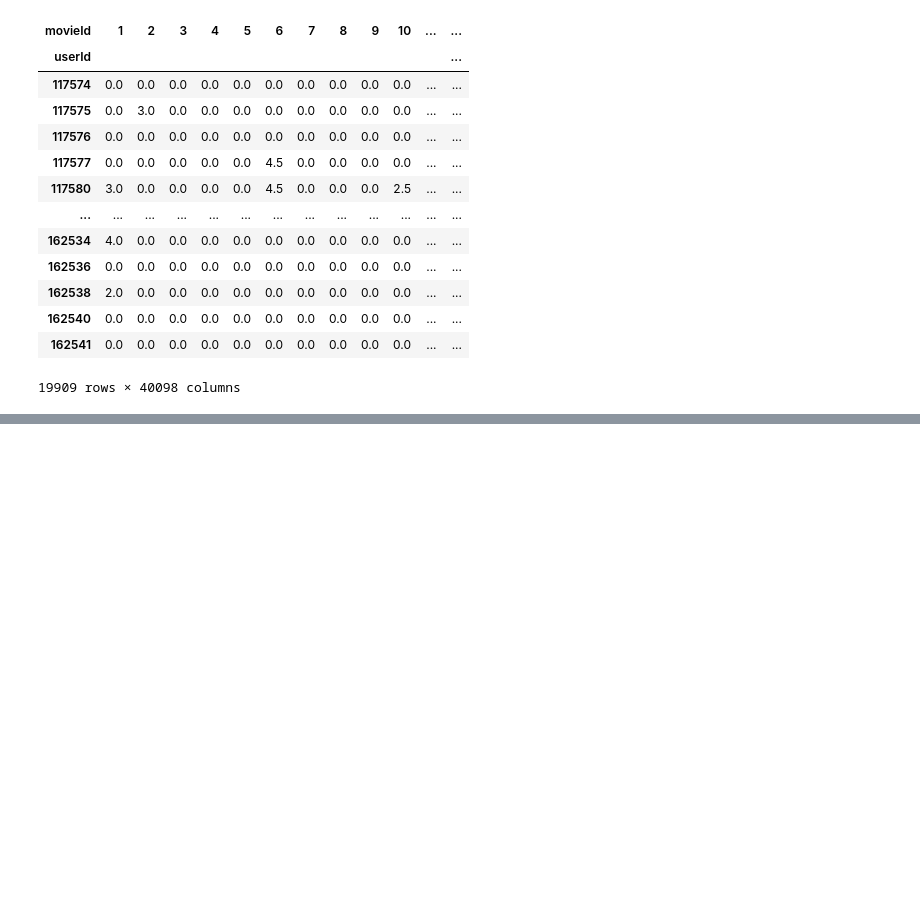
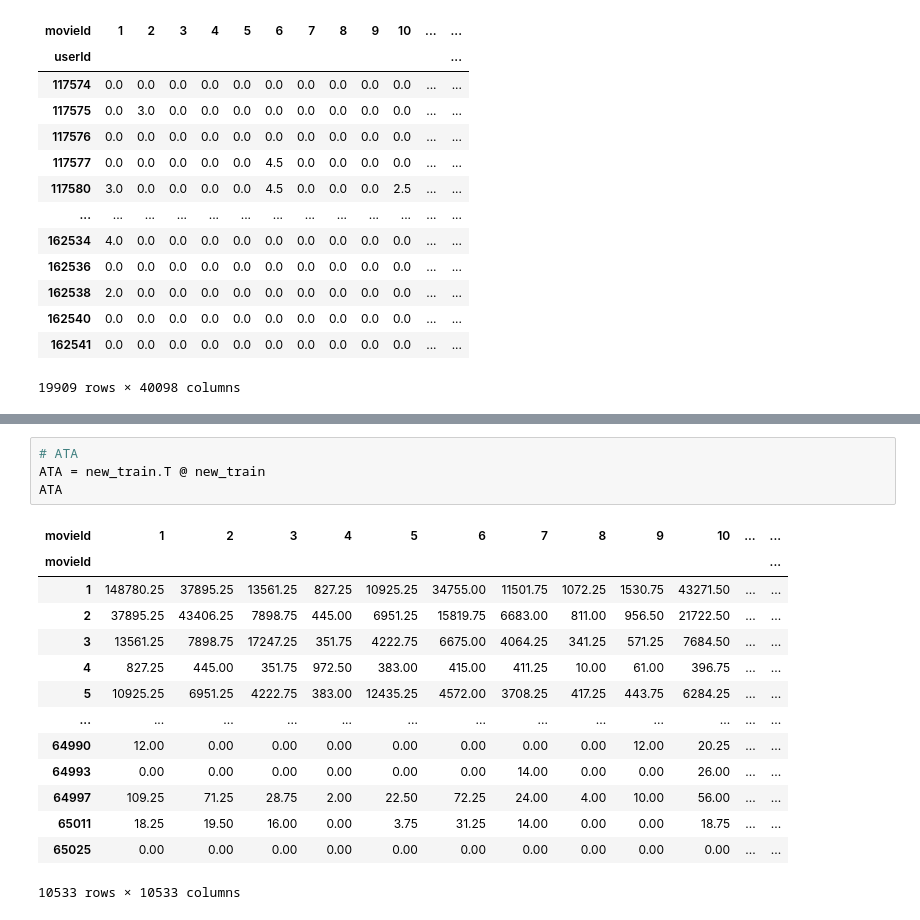
Before and after one commit to mskim94/Matrix_Factorization, a Jupyter notebook: Untitled.ipynb, the cells around one changed output, grey strips where cells are left out. Cells and saved outputs as stored; diff of their text form; blank space fills up the shorter version.

```diff
--- a/Untitled.ipynb
+++ b/Untitled.ipynb
@@ -139,0 +311,19 @@ new_test
+# %%
+# ATA
+ATA = new_train.T @ new_train
+ATA
+# %% [output]
+| movieId | 1 | 2 | 3 | 4 | 5 | 6 | 7 | 8 | 9 | 10 | ... | ... |
+| movieId |  |  |  |  |  |  |  |  |  |  |  | ... |
+| 1 | 148780.25 | 37895.25 | 13561.25 | 827.25 | 10925.25 | 34755.00 | 11501.75 | 1072.25 | 1530.75 | 43271.50 | ... | ... |
+| 2 | 37895.25 | 43406.25 | 7898.75 | 445.00 | 6951.25 | 15819.75 | 6683.00 | 811.00 | 956.50 | 21722.50 | ... | ... |
+| 3 | 13561.25 | 7898.75 | 17247.25 | 351.75 | 4222.75 | 6675.00 | 4064.25 | 341.25 | 571.25 | 7684.50 | ... | ... |
+| 4 | 827.25 | 445.00 | 351.75 | 972.50 | 383.00 | 415.00 | 411.25 | 10.00 | 61.00 | 396.75 | ... | ... |
+| 5 | 10925.25 | 6951.25 | 4222.75 | 383.00 | 12435.25 | 4572.00 | 3708.25 | 417.25 | 443.75 | 6284.25 | ... | ... |
+| ... | ... | ... | ... | ... | ... | ... | ... | ... | ... | ... | ... | ... |
+| 64990 | 12.00 | 0.00 | 0.00 | 0.00 | 0.00 | 0.00 | 0.00 | 0.00 | 12.00 | 20.25 | ... | ... |
+| 64993 | 0.00 | 0.00 | 0.00 | 0.00 | 0.00 | 0.00 | 14.00 | 0.00 | 0.00 | 26.00 | ... | ... |
+| 64997 | 109.25 | 71.25 | 28.75 | 2.00 | 22.50 | 72.25 | 24.00 | 4.00 | 10.00 | 56.00 | ... | ... |
+| 65011 | 18.25 | 19.50 | 16.00 | 0.00 | 3.75 | 31.25 | 14.00 | 0.00 | 0.00 | 18.75 | ... | ... |
+| 65025 | 0.00 | 0.00 | 0.00 | 0.00 | 0.00 | 0.00 | 0.00 | 0.00 | 0.00 | 0.00 | ... | ... |
+10533 rows × 10533 columns
```
Also changed, not shown: parts of 23 cells of this notebook.
